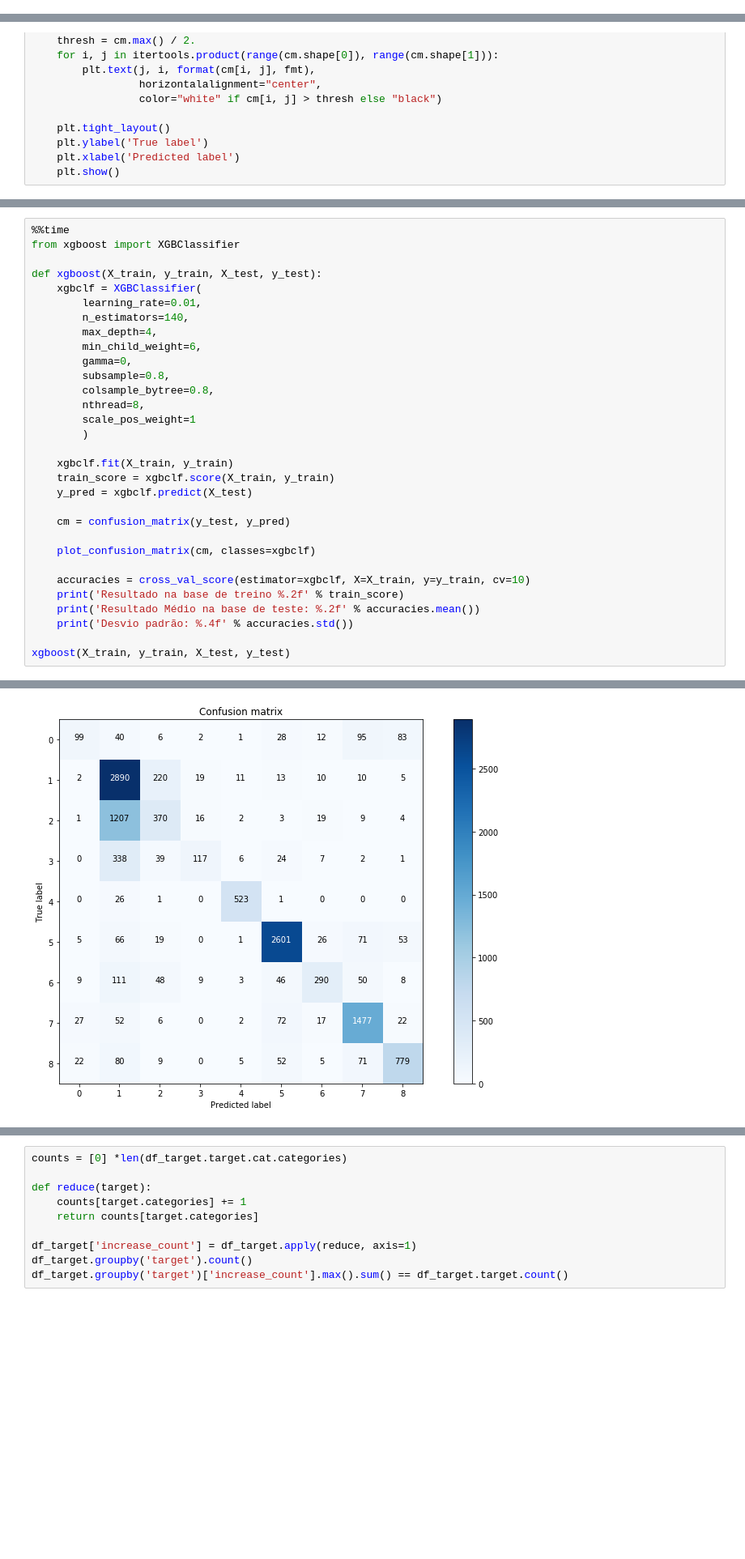
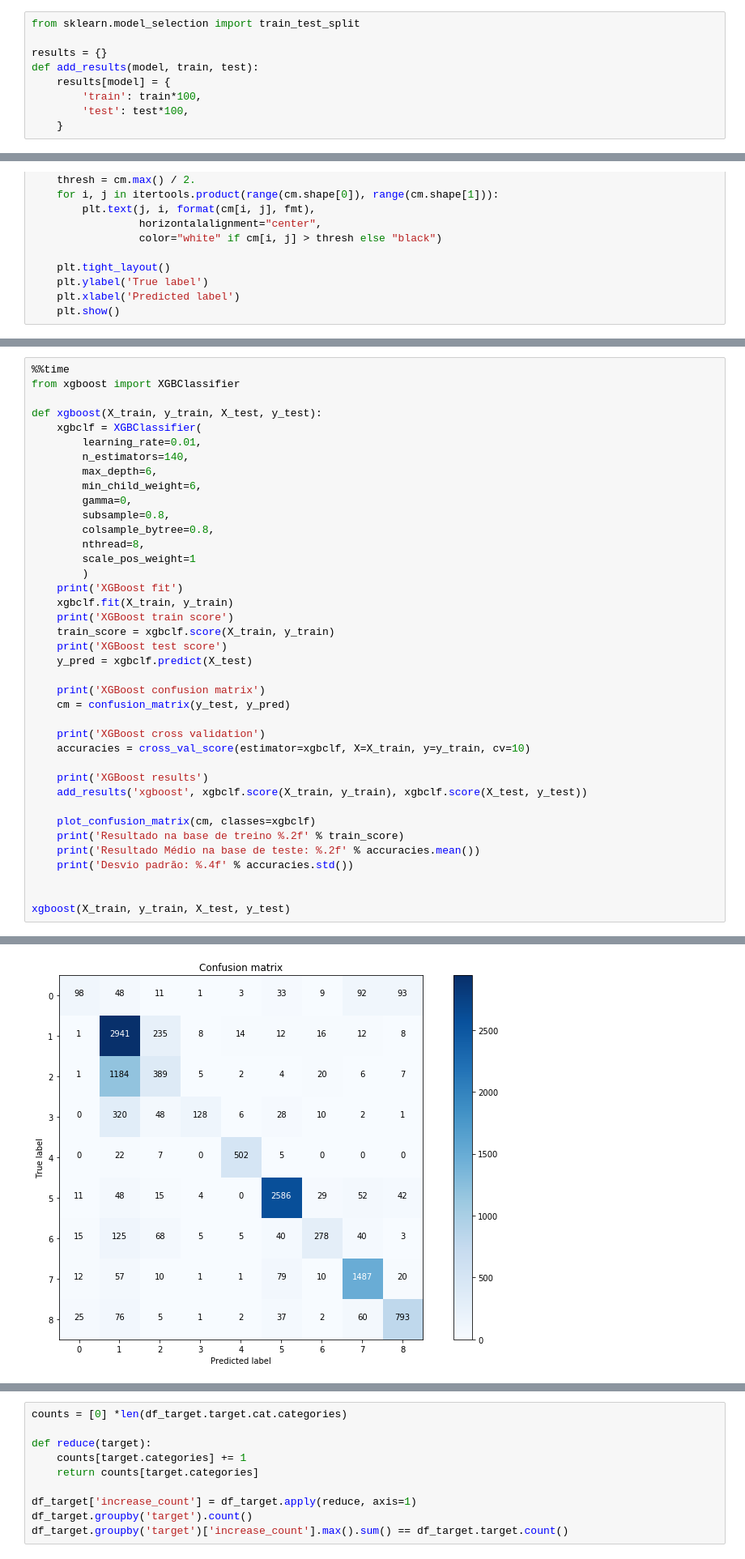
Before and after one commit to Wall-eSociety/Product-Classification, a Jupyter notebook: product-solution.ipynb, the cells around one changed output, grey strips where cells are left out. Shown: that part at 81% size. Drawn from its saved outputs; the diff is of its cells as text; blank space fills up the shorter version.

```diff
--- a/product-solution.ipynb
+++ b/product-solution.ipynb
@@ -95,0 +125,9 @@ modelos de machine learn
+# %%
+from sklearn.model_selection import train_test_split
+
+results = {}
+def add_results(model, train, test):
+    results[model] = {
+        'train': train*100,
+        'test': test*100,
+    }
@@ -308,7 +435,7 @@ def xgboost(X_train, y_train, X_test, y_test):
     xgbclf = XGBClassifier(
         learning_rate=0.01,
         n_estimators=140,
-        max_depth=4,
+        max_depth=6,
         min_child_weight=6,
         gamma=0,
         subsample=0.8,
@@ -316,19 +443,27 @@ def xgboost(X_train, y_train, X_test, y_test):
         nthread=8,
         scale_pos_weight=1
         )
-
+    print('XGBoost fit')
     xgbclf.fit(X_train, y_train)
+    print('XGBoost train score')
     train_score = xgbclf.score(X_train, y_train)
+    print('XGBoost test score')
     y_pred = xgbclf.predict(X_test)
 
+    print('XGBoost confusion matrix')
     cm = confusion_matrix(y_test, y_pred)
 
+    print('XGBoost cross validation')
+    accuracies = cross_val_score(estimator=xgbclf, X=X_train, y=y_train, cv=10)
+
+    print('XGBoost results')
+    add_results('xgboost', xgbclf.score(X_train, y_train), xgbclf.score(X_test, y_test))
+
     plot_confusion_matrix(cm, classes=xgbclf)
-
-    accuracies = cross_val_score(estimator=xgbclf, X=X_train, y=y_train, cv=10)
     print('Resultado na base de treino %.2f' % train_score)
     print('Resultado Médio na base de teste: %.2f' % accuracies.mean())
     print('Desvio padrão: %.4f' % accuracies.std())
 
+
 xgboost(X_train, y_train, X_test, y_test)
 # %% [output]
@@ -335,4 +476,4 @@ xgboost(X_train, y_train, X_test, y_test)
 Confusion matrix, without normalization
-[figure, old version]
+[figure, new version]
 Resultado na base de treino 0.75
 Resultado Médio na base de teste: 0.74
```
Also changed, not shown: parts of 66 cells of this notebook.
